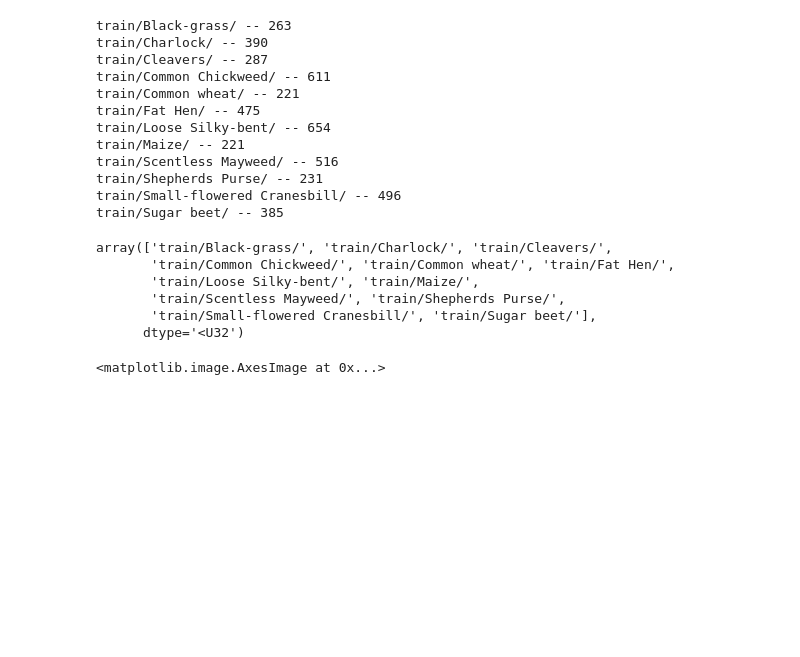
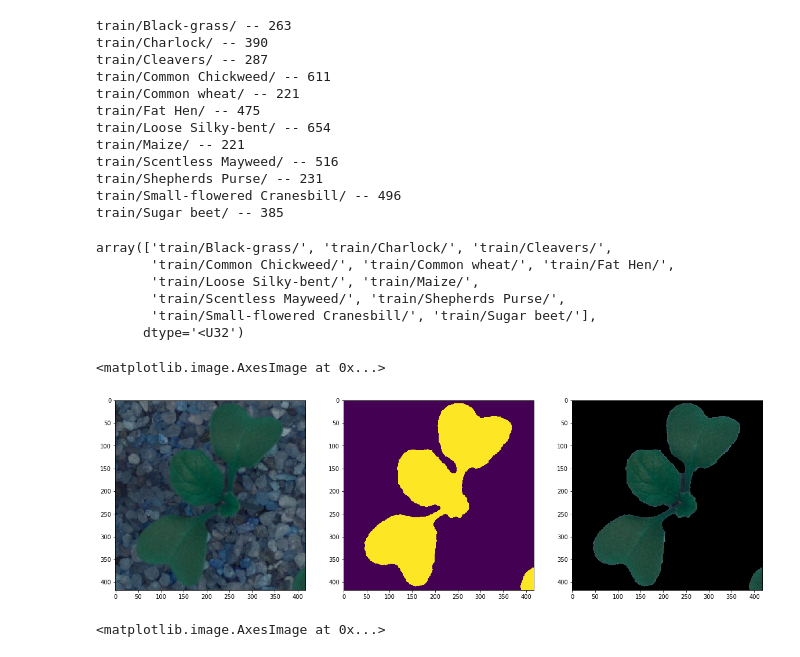
Before and after one commit to Macky1290/Basic-Codes, a Jupyter notebook: Basic+Code+VGG16.ipynb, the cells around one changed output. Drawn from its saved outputs; the diff is of its cells as text; code cells hidden in the pictures; blank space fills up the shorter version.

```diff
--- a/Basic+Code+VGG16.ipynb
+++ b/Basic+Code+VGG16.ipynb
@@ -184,8 +184,16 @@ def preprocessing(image):
     #return [crop_image1, crop_image2, crop_image3, crop_image4]
     return output_sharp, mask
 # %%
-orgImage = cv2.imread(X_filename[1187], cv2.IMREAD_COLOR)
+orgImage = cv2.imread(X_filename[500], cv2.IMREAD_COLOR)
 outImage, maskImage = preprocessing(orgImage)
+# %%
+fig, axs = plt.subplots(1, 3, figsize=(20, 20))
+axs[0].imshow(orgImage)
+axs[1].imshow(maskImage)
+axs[2].imshow(outImage)
+# %% [output]
+<matplotlib.image.AxesImage at 0x...>
+[figure, added]
 # %%
 fig, axs = plt.subplots(1, 3, figsize=(20, 20))
 axs[0].imshow(orgImage)
```
